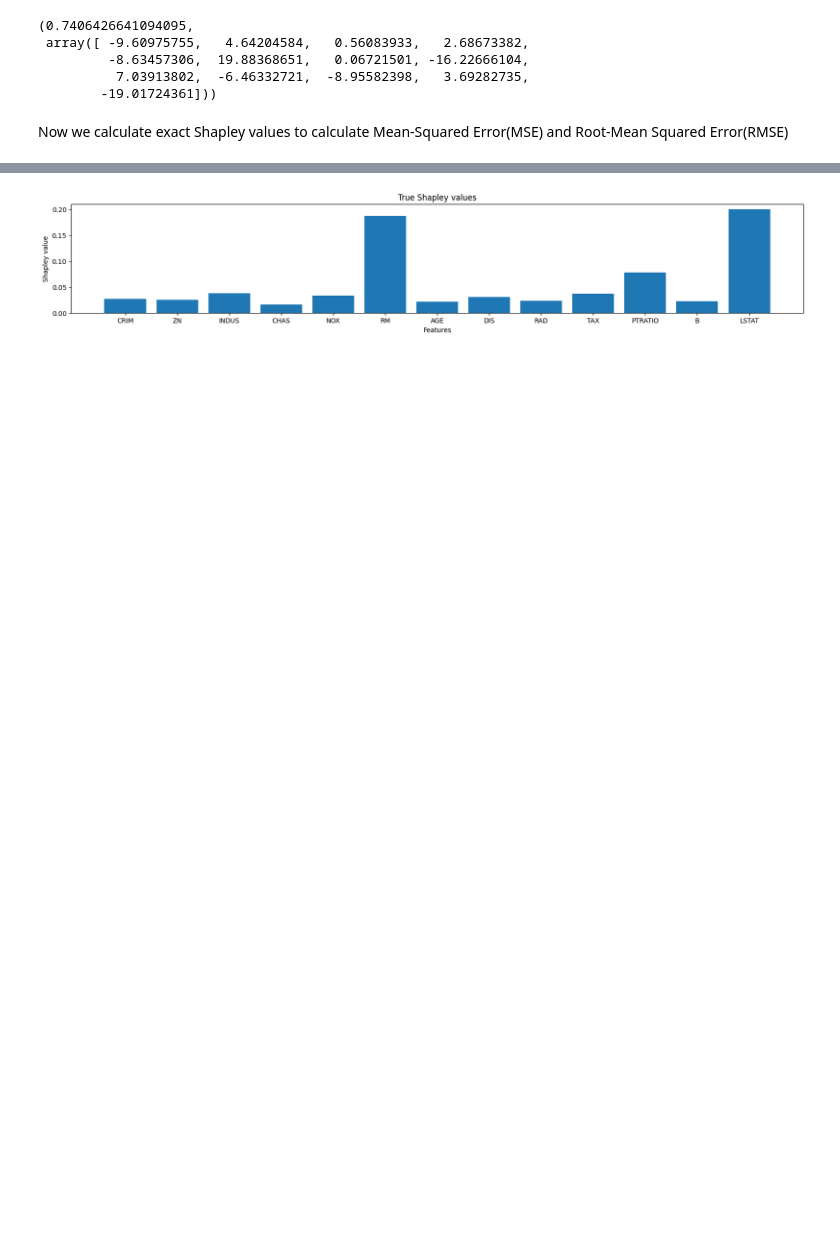
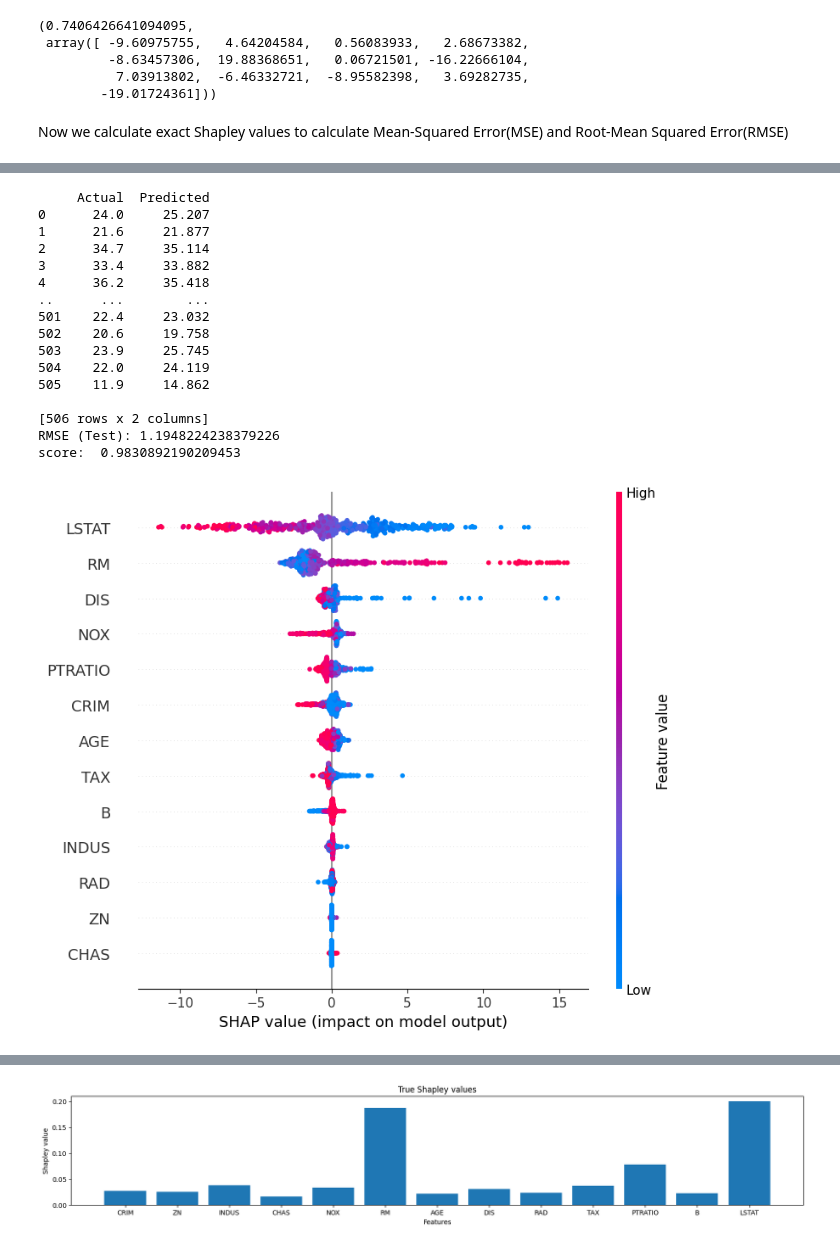
Before and after one commit to maximedidasca/hierarchical_shapley_approx, a Jupyter notebook: algo.ipynb, the cells around one changed output, grey strips where cells are left out. Saved outputs shown, nothing was run; the diff lists cells and outputs as text; code cells hidden in the pictures; blank space fills up the shorter version.

```diff
--- a/algo.ipynb
+++ b/algo.ipynb
@@ -477,7 +561,6 @@ pl.plot(k_vals,sim_vals)
 # %% [markdown]
 # Boston housing dataset
 # %%
-from sklearn.datasets import load_boston
 boston = load_boston()
 
 X_boston = boston.data
@@ -489,7 +572,7 @@ train_X, val_X, train_y, val_y = train_test_split(X_boston_norm, y_boston, rando
 
 #train_X, val_X, train_y, val_y = train_test_split(X_boston, y_boston, random_state=42)
 
-train_X = X_boston_norm
-val_X = X_boston_norm
-train_y = y_boston
-val_y = y_boston
+X_train = X_boston_norm
+X_test = X_boston_norm
+y_train = y_boston
+y_test = y_boston
@@ -516,14 +579,13 @@ print(val_X.shape)
 # %%
-from sklearn.linear_model import LinearRegression
-reg = LinearRegression().fit(train_X, train_y)
+reg = LinearRegression().fit(X_train, y_train)
 
-test_predictions = reg.predict(val_X)
+test_predictions = reg.predict(X_test)
 
 # Print the correct and predicted labels side by side
 #for true_label, predicted_label in zip(val_y, test_predictions):
 #    print(f"True label: {true_label}, Predicted label: {predicted_label}")
 
-reg.score(val_X, val_y), reg.coef_
+reg.score(X_test, y_test), reg.coef_
 # %% [output]
 (0.7406426641094095,
  array([ -9.60975755,   4.64204584,   0.56083933,   2.68673382,
@@ -554,3 +610,60 @@ print(true_shapley_boston)
 true_shapley_boston  = [0.02717564, 0.02481086, 0.03778189, 0.01584259, 0.03341462, 0.18708535,
  0.02203524, 0.03027707, 0.02362935, 0.03678939, 0.07852551, 0.0229129,
  0.20036224]
+# %%
+
+
+feature_names = boston.feature_names
+
+
+
+# Fit model
+reg = LinearRegression()
+#reg = LogisticRegression()
+#reg = XGBRegressor(n_estimators=1000, max_depth=10, learning_rate=0.001)
+reg = RandomForestRegressor(n_estimators=100, random_state=42)
+reg.fit(X_train, y_train)
+
+# Make predictions on the test set
+y_pred = reg.predict(X_test)
+
+# Example: Calculate root mean squared error (RMSE) on the test set
+rmse_test = mean_squared_error(y_test, y_pred, squared=False)
+
+# Convert y_test and y_pred to Pandas Series
+y_test_series = pd.Series(y_test, name='Actual')
+y_pred_series = pd.Series(y_pred, name='Predicted')
+
+# Concatenate actual and predicted values for display
+results = pd.concat([y_test_series, y_pred_series], axis=1)
+print(results)
+
+print("RMSE (Test):", rmse_test)
+print('score: ', reg.score(X_test, y_test))
+
+# Create an explainer object using the trained model and training data
+explainer = shap.Explainer(reg, X_train)
+
+# Compute SHAP values for the test set
+shap_values = explainer(X_test, check_additivity=False)
+
+# Plot the SHAP summary plot
+shap.summary_plot(shap_values, X_test, feature_names=feature_names)
+# %% [output]
+     Actual  Predicted
+0      24.0     25.207
+1      21.6     21.877
+2      34.7     35.114
+3      33.4     33.882
+4      36.2     35.418
+..      ...        ...
+501    22.4     23.032
+502    20.6     19.758
+503    23.9     25.745
+504    22.0     24.119
+505    11.9     14.862
+
+[506 rows x 2 columns]
+RMSE (Test): 1.1948224238379226
+score:  0.9830892190209453
+[figure, added]
```
Also changed, not shown: parts of 54 cells of this notebook.
